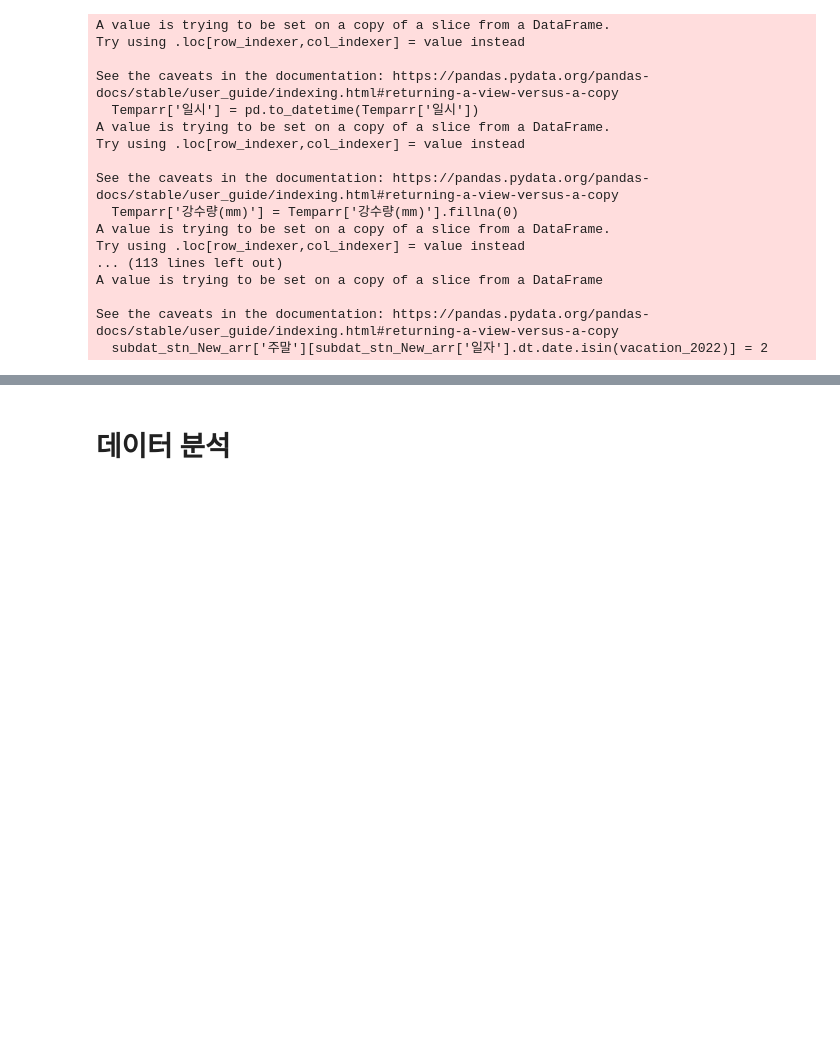
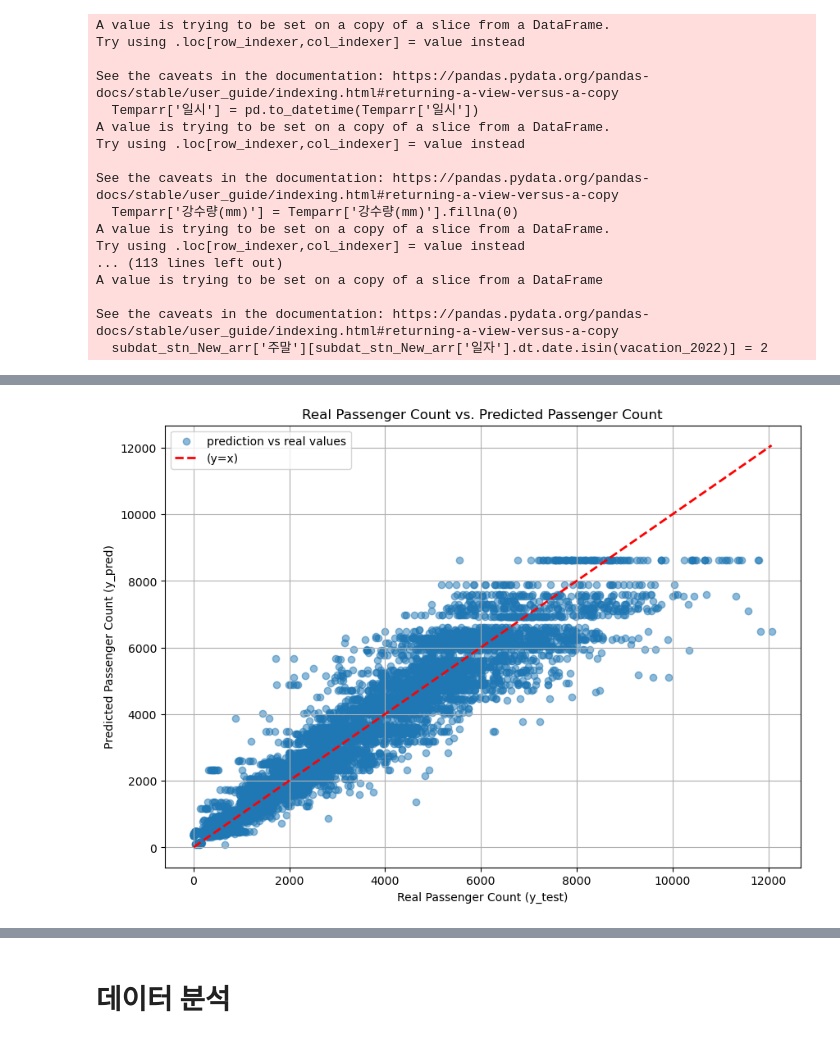
Before and after one commit to john1256/Others, a Jupyter notebook: Data_Science/Project/BigDataproj.ipynb, the cells around one changed output, grey strips where cells are left out. Saved outputs shown, nothing was run; the diff lists cells and outputs as text; code cells hidden in the pictures; blank space fills up the shorter version.

```diff
--- a/Data_Science/Project/BigDataproj.ipynb
+++ b/Data_Science/Project/BigDataproj.ipynb
@@ -490,0 +678,87 @@ Name: 호선, Length: 29236, dtype: bool
+# %%
+df1 = create_trainingset(Temp2023, sub2023, 6,'홍대입구')
+df2 = create_trainingset(Temp2024, sub2024,6, '홍대입구')
+df3 = create_trainingset(Temp2022, sub2022, 6,'홍대입구')
+df_ml = pd.concat([df1, df2, df3], ignore_index=True)
+# ...existing code...
+from sklearn.ensemble import RandomForestRegressor
+from sklearn.model_selection import train_test_split
+from sklearn.metrics import mean_squared_error
+
+# 범주형 변수 인코딩
+#df_ml['승차인원'] = np.log10(df_ml['승차인원']+1)  # 승차인원 로그 변환
+df_ml['승하차구분'] = df_ml['승하차구분'].astype('category').cat.codes
+df_ml['호선'] = df_ml['호선'].astype('category').cat.codes
+
+# 입력 변수와 출력 변수 지정
+#X = df_ml[['시간', '승하차구분','기온(°C)', '강수량(mm)', '주말', '호선']]
+X = df_ml[['시간', '승하차구분', '주말', '호선']]
+y = df_ml['승차인원']
+
+# 학습/테스트 데이터 분할
+X_train, X_test, y_train, y_test = train_test_split(X, y, test_size=0.2, random_state=42)
+from sklearn.model_selection import GridSearchCV
+
+# 하이퍼파라미터 그리드 정의
+param_grid = {
+    'n_estimators': [50, 100, 150],
+    'max_depth': [None, 10, 11, 15, 20],
+    'min_samples_split': [2, 5, 10],
+    'min_samples_leaf': [2, 4]
+}
+
+# 기본 랜덤 포레스트 모델
+rf = RandomForestRegressor(random_state=42)
+
+# GridSearchCV 설정
+# CV는 Cross-validation 폴드 수, n_jobs=-1은 모든 CPU 코어 사용
+grid_search = GridSearchCV(estimator=rf, param_grid=param_grid, cv=3,
+                           n_jobs=-1, verbose=2, scoring='neg_mean_squared_error')
+
+# GridSearchCV를 사용한 모델 학습
+grid_search.fit(X_train, y_train)
+
+# 최적의 하이퍼파라미터 출력
+print("최적 하이퍼파라미터:", grid_search.best_params_)
+
+# 최적의 모델로 예측 및 평가
+best_model = grid_search.best_estimator_
+y_pred = best_model.predict(X_test)
+mse = mean_squared_error(y_test, y_pred)
+#mse = mean_squared_error(10**y_test-1, 10**y_pred-1)
+print(f"튜닝 후 테스트 MSE: {np.sqrt(mse):.2f}")
+import matplotlib.pyplot as plt
+import numpy as np
+
+# y_test와 y_pred가 이전 셀에서 이미 정의되었다고 가정합니다.
+# (예: cell id '7279279a' 또는 'a0719358' 이후)
+
+plt.figure(figsize=(10, 7))
+plt.scatter(y_test, y_pred, alpha=0.5, label='prediction vs real values')
+plt.xlabel("Real Passenger Count (y_test)")
+plt.ylabel("Predicted Passenger Count (y_pred)")
+plt.title("Real Passenger Count vs. Predicted Passenger Count")
+
+# 완벽한 예측선을 위한 대각선 추가
+min_val = min(y_test.min(), y_pred.min())
+max_val = max(y_test.max(), y_pred.max())
+plt.plot([min_val, max_val], [min_val, max_val], 'r--', lw=2, label='(y=x)')
+
+plt.legend()
+plt.grid(True)
+plt.show()
+
+# 추가적으로 잔차도(Residual Plot)도 유용합니다.
+# 잔차 = 실제 값 - 예측 값
+residuals = y_test - y_pred
+
+plt.figure(figsize=(10, 7))
+plt.scatter(y_pred, residuals, alpha=0.5, label='Residuals')
+plt.xlabel("Predicted Passenger Count (y_pred)")
+plt.ylabel("Residuals (Actual - Predicted)")
+plt.title("Residual Plot")
+plt.axhline(y=0, color='r', linestyle='--', lw=2) # 기준선
+plt.legend()
+plt.grid(True)
+plt.show()
+# %% [output]
@@ -490,0 +817 @@ Name: 호선, Length: 29236, dtype: bool
+[figure, added]
```
Also changed, not shown: parts of 29 cells of this notebook, 1 other file.
